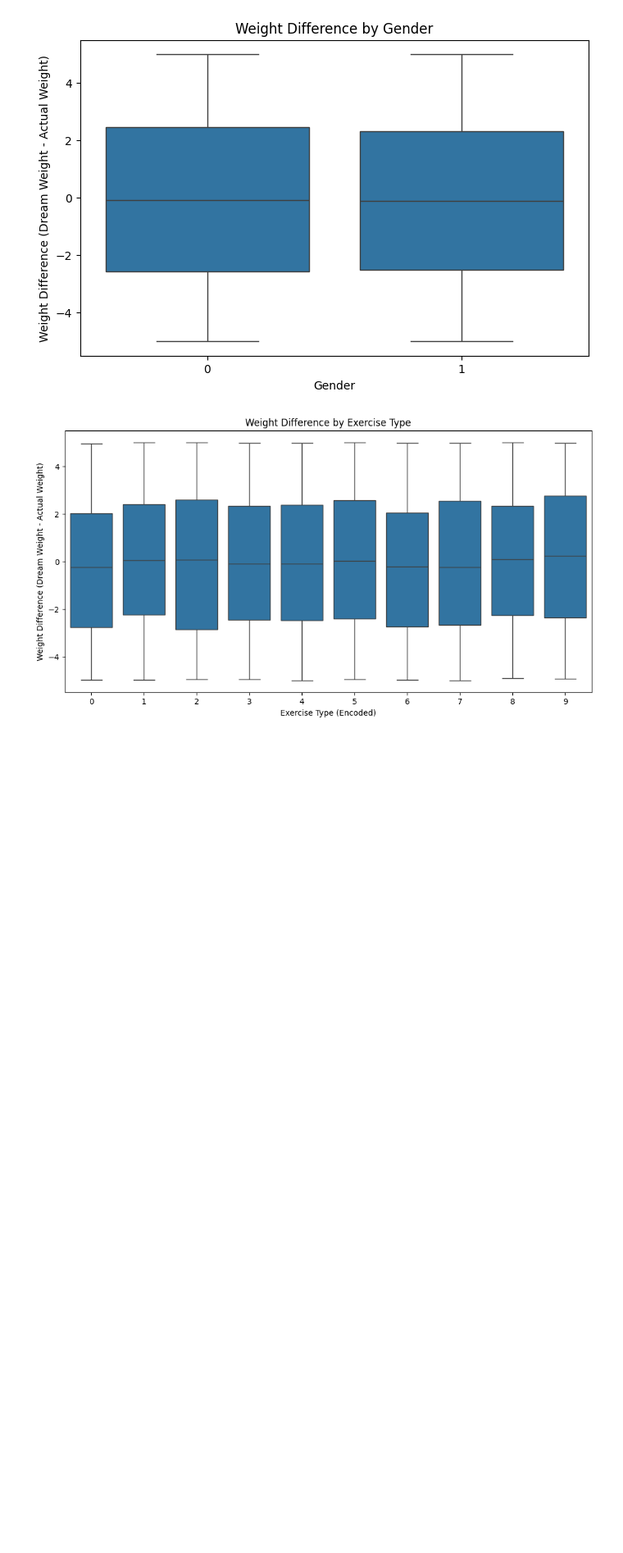
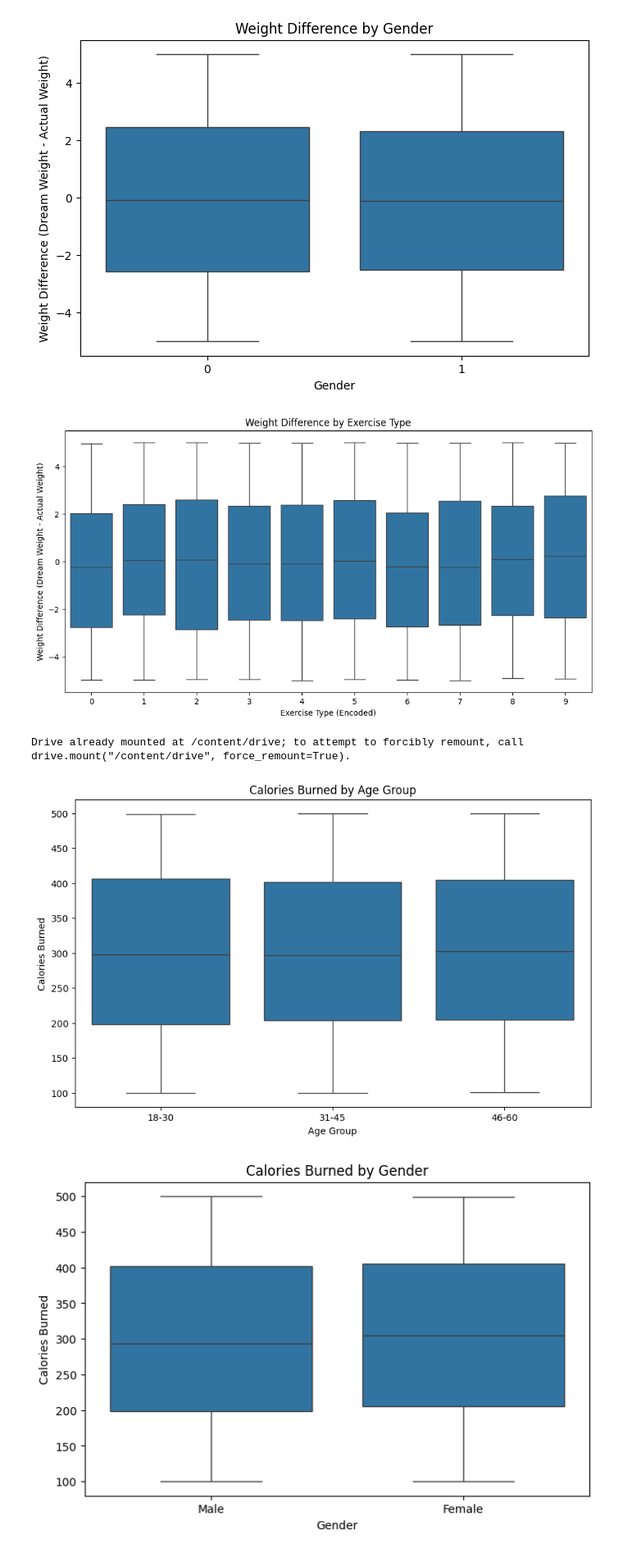
Before and after one commit to phillnatt/exercise-performance-insights, a Jupyter notebook: ExerciseInsightsipynb.ipynb, the cells around one changed output. Shown at 82% size. Drawn from its saved outputs; the diff is of its cells as text; code cells hidden in the pictures; blank space fills up the shorter version.

```diff
--- a/ExerciseInsightsipynb.ipynb
+++ b/ExerciseInsightsipynb.ipynb
@@ -364,3 +364,73 @@ plt.show()
 [figure]
 [figure]
 [figure]
+# %%
+import pandas as pd
+import matplotlib.pyplot as plt
+import seaborn as sns
+from google.colab import drive
+
+# Mount Google Drive
+drive.mount('/content/drive')
+
+# Load the CSV file
+df = pd.read_csv('/content/drive/MyDrive/Exercise.csv')
+
+# Create new feature: Weight Difference
+df['Weight_Diff'] = df['Dream Weight'] - df['Actual Weight']
+
+# Re-create Age Groups
+df['Age_Group'] = pd.cut(df['Age'], bins=[17, 30, 45, 60], labels=['18-30', '31-45', '46-60'])
+
+# Re-create the box plots
+# Box plot of Calories Burn by Age_Group
+plt.figure(figsize=(10, 6))
+sns.boxplot(x='Age_Group', y='Calories Burn', data=df)
+plt.title('Calories Burned by Age Group')
+plt.xlabel('Age Group')
+plt.ylabel('Calories Burned')
+plt.show()
+
+# Box plot of Calories Burn by Gender
+plt.figure(figsize=(8, 5))
+sns.boxplot(x='Gender', y='Calories Burn', data=df)
+plt.title('Calories Burned by Gender')
+plt.xlabel('Gender')
+plt.ylabel('Calories Burned')
+plt.show()
+
+# Box plot of Calories Burn by Exercise
+plt.figure(figsize=(12, 6))
+sns.boxplot(x='Exercise', y='Calories Burn', data=df)
+plt.title('Calories Burned by Exercise Type')
+plt.xlabel('Exercise Type (Encoded)')
+plt.ylabel('Calories Burned')
+plt.show()
+
+# Box plot of Weight_Diff by Age_Group
+plt.figure(figsize=(10, 6))
+sns.boxplot(x='Age_Group', y='Weight_Diff', data=df)
+plt.title('Weight Difference by Age Group')
+plt.xlabel('Age Group')
+plt.ylabel('Weight Difference (Dream Weight - Actual Weight)')
+plt.show()
+
+# Box plot of Weight_Diff by Gender
+plt.figure(figsize=(8, 5))
+sns.boxplot(x='Gender', y='Weight_Diff', data=df)
+plt.title('Weight Difference by Gender')
+plt.xlabel('Gender')
+plt.ylabel('Weight Difference (Dream Weight - Actual Weight)')
+plt.show()
+
+# Box plot of Weight_Diff by Exercise
+plt.figure(figsize=(12, 6))
+sns.boxplot(x='Exercise', y='Weight_Diff', data=df)
+plt.title('Weight Difference by Exercise Type')
+plt.xlabel('Exercise Type (Encoded)')
+plt.ylabel('Weight Difference (Dream Weight - Actual Weight)')
+plt.show()
+# %% [output]
+Drive already mounted at /content/drive; to attempt to forcibly remount, call drive.mount("/content/drive", force_remount=True).
+[figure, added]
+[figure, added]
```
Also changed, not shown: parts of 1 cell of this notebook.
